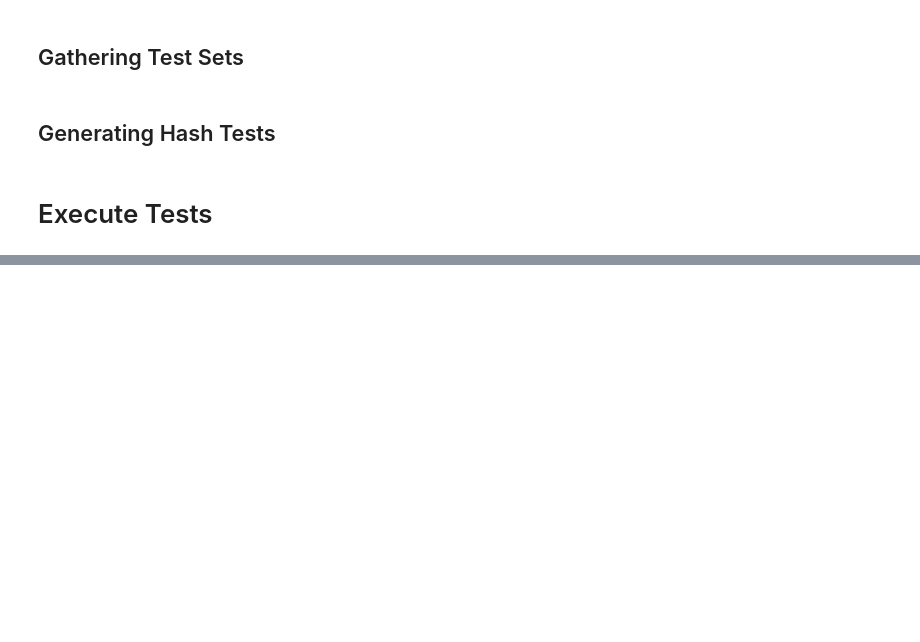
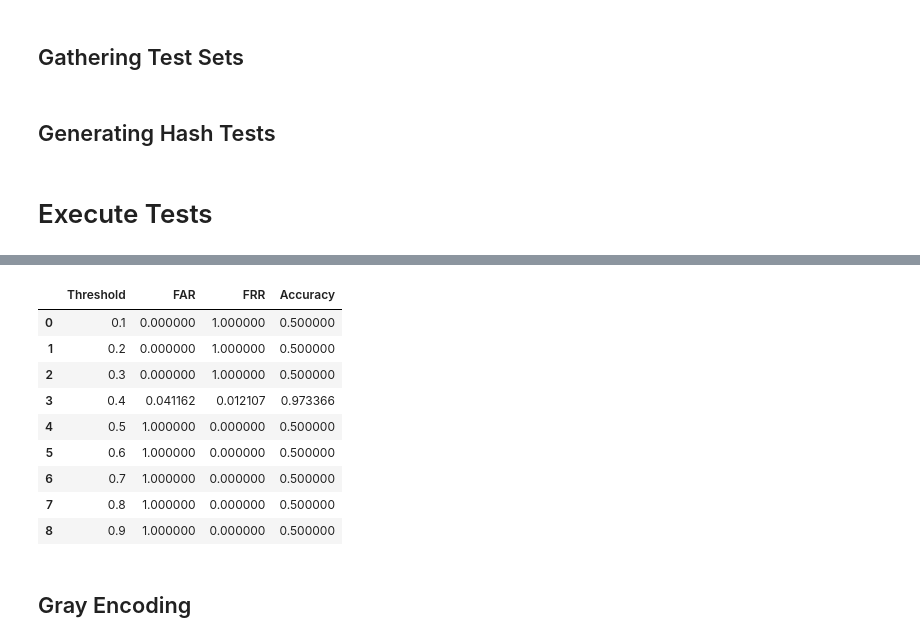
Before and after one commit to CPP-EEG-Authentication-Defense-Project/Authentication-Models, a Jupyter notebook: hash-based/biohash.ipynb, the cells around one changed output, grey strips where cells are left out. Drawn from its saved outputs; the diff is of its cells as text; code cells hidden in the pictures; blank space fills up the shorter version.

```diff
--- a/hash-based/biohash.ipynb
+++ b/hash-based/biohash.ipynb
@@ -29,6 +31,8 @@ FREQUENCIES = [
     pre_process.FrequencyBand(lower=35.0, upper=None, label='Gamma'),
     pre_process.FrequencyBand(lower=None, upper=None, label='Raw'),
 ]
+RESCALE_LOWER = 0
+RESCALE_UPPER = 255
 WINDOW_SIZE = 1200
 WINDOW_OVERLAP = 0
 BINARY_THRESHOLD = 50
@@ -408,0 +440,37 @@ test_results
+# %%
+direct_results_map = {}
+direct_encoder = feature_encoding.direct.DirectBinaryEncoder()
+direct_test_args = (
+    processed_template_data_map, processed_data_map, subject_tokens_map, direct_encoder
+)
+for auth_threshold, hash_test_data in iter_hash_tests(*direct_test_args):
+    if auth_threshold not in direct_results_map:
+        direct_results_map[auth_threshold] = TestResultsSummary()
+    direct_results_map[auth_threshold] = TestResultsSummary.merge_summaries(
+        direct_results_map[auth_threshold],
+        run_hash_tests(hash_test_data)
+    )
+# %%
+direct_results = []
+for auth_threshold, result_summary in direct_results_map.items():
+    direct_results.append([
+        auth_threshold, result_summary.false_accept_rate,
+        result_summary.false_reject_rate, result_summary.accuracy
+    ])
+direct_df = pd.DataFrame(
+    direct_results, columns=['Threshold', 'FAR', 'FRR', 'Accuracy']
+)
+direct_df
+# %% [output]
+|  | Threshold | FAR | FRR | Accuracy |
+| 0 | 0.1 | 0.000000 | 1.000000 | 0.500000 |
+| 1 | 0.2 | 0.000000 | 1.000000 | 0.500000 |
+| 2 | 0.3 | 0.000000 | 1.000000 | 0.500000 |
+| 3 | 0.4 | 0.041162 | 0.012107 | 0.973366 |
+| 4 | 0.5 | 1.000000 | 0.000000 | 0.500000 |
+| 5 | 0.6 | 1.000000 | 0.000000 | 0.500000 |
+| 6 | 0.7 | 1.000000 | 0.000000 | 0.500000 |
+| 7 | 0.8 | 1.000000 | 0.000000 | 0.500000 |
+| 8 | 0.9 | 1.000000 | 0.000000 | 0.500000 |
+# %% [markdown]
+## Gray Encoding
```
Also changed, not shown: parts of 18 cells of this notebook, 1 other file.
